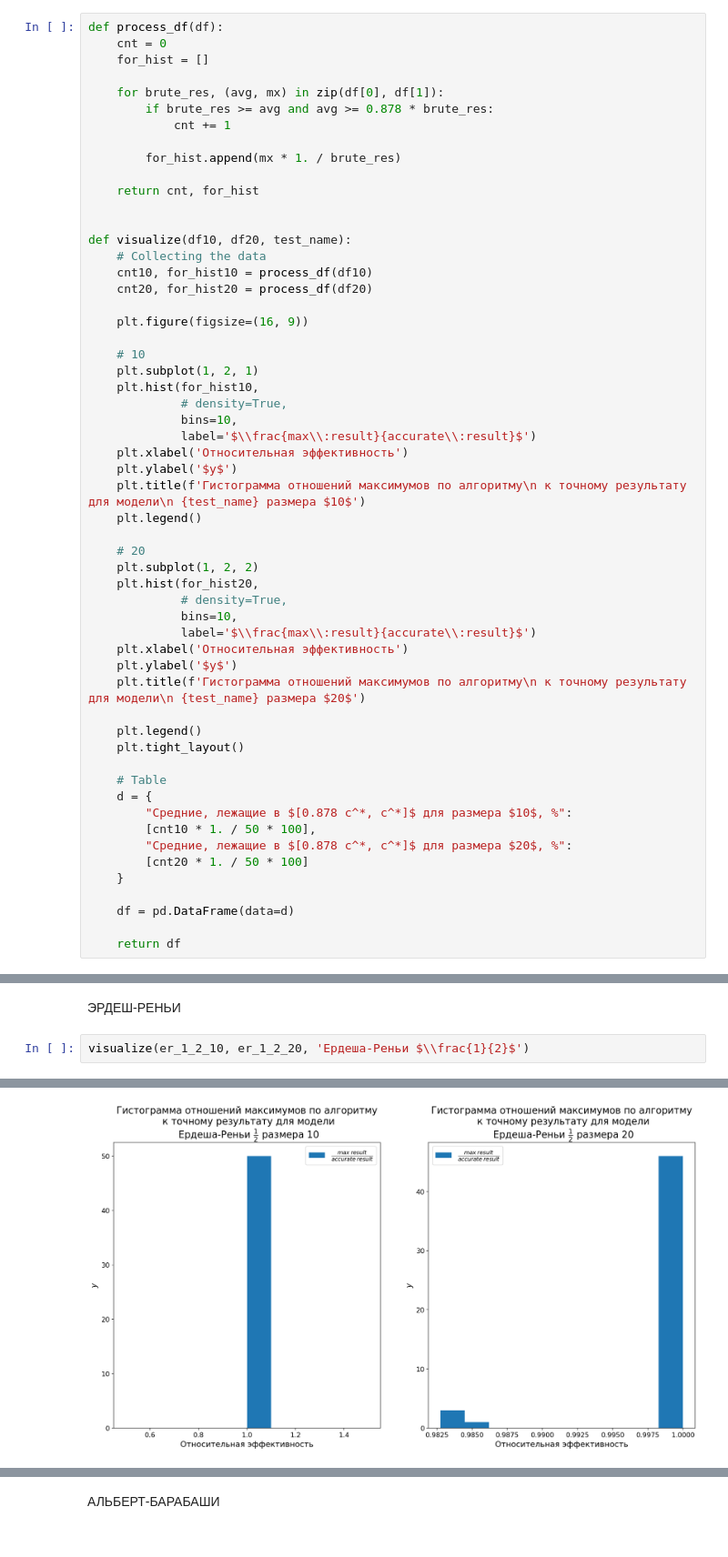
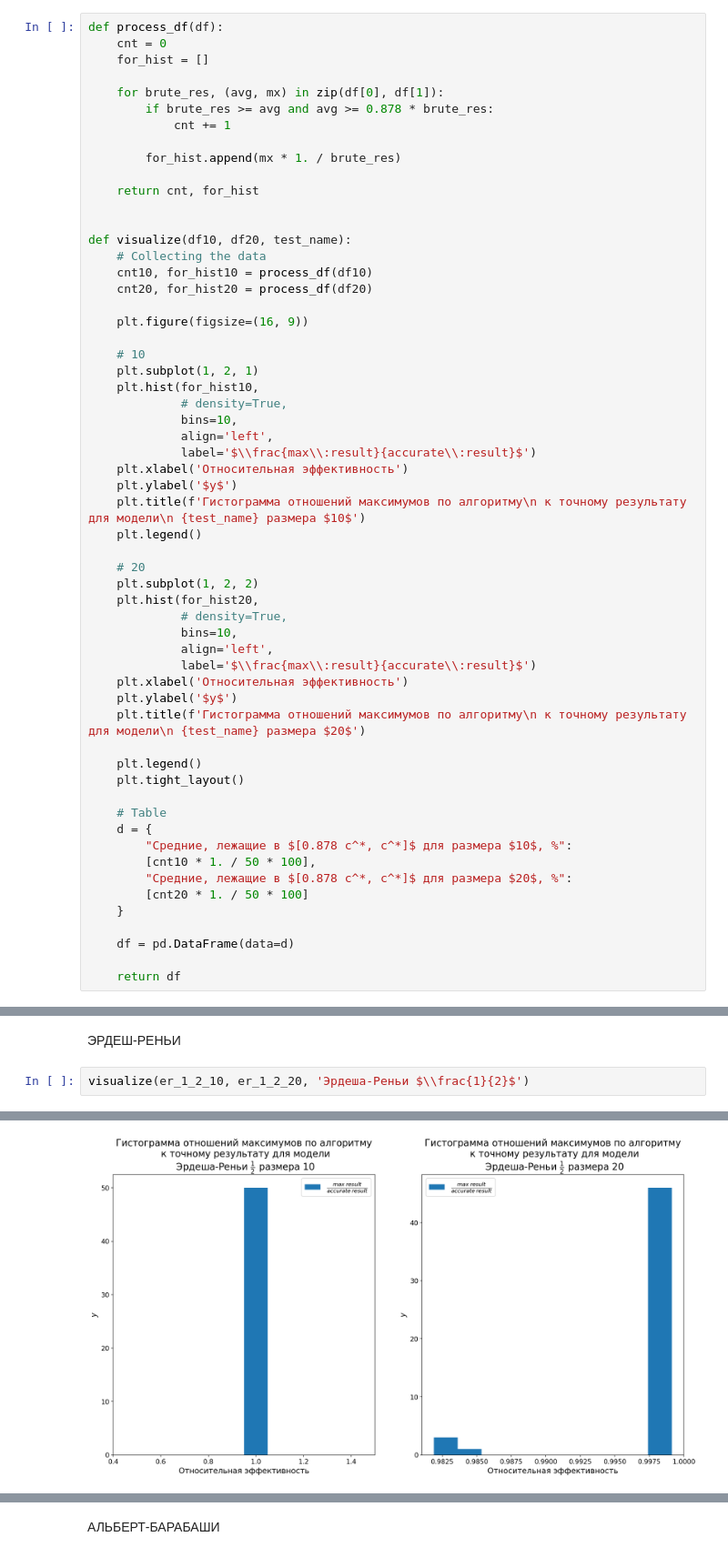
Before and after one commit to rvg77/max-cut, a Jupyter notebook: notebooks/report_visualization.ipynb, the cells around one changed output, grey strips where cells are left out. Shown: that part at 91% size. Cells and saved outputs as stored; diff of their text form.

```diff
--- a/notebooks/report_visualization.ipynb
+++ b/notebooks/report_visualization.ipynb
@@ -72,6 +74,7 @@ def visualize(df10, df20, test_name):
     plt.hist(for_hist10,
              # density=True,
              bins=10,
+             align='left',
              label='$\\frac{max\\:result}{accurate\\:result}$')
     plt.xlabel('Относительная эффективность')
     plt.ylabel('$y$')
@@ -83,6 +86,7 @@ def visualize(df10, df20, test_name):
     plt.hist(for_hist20,
              # density=True,
              bins=10,
+             align='left',
              label='$\\frac{max\\:result}{accurate\\:result}$')
     plt.xlabel('Относительная эффективность')
     plt.ylabel('$y$')
@@ -119,9 +123,9 @@ visualize(regular_8_10, regular_8_20, '8-регулярный граф')
 # %% [markdown]
 ЭРДЕШ-РЕНЬИ
 # %%
-visualize(er_1_2_10, er_1_2_20, 'Ердеша-Реньи $\\frac{1}{2}$')
+visualize(er_1_2_10, er_1_2_20, 'Эрдеша-Реньи $\\frac{1}{2}$')
 # %% [output]
 |  | Средние, лежащие в $[0.878 c^*, c... | Средние, лежащие в $[0.878 c^*, c... |
 | 0 | 100.0 | 100.0 |
-[figure, old version]
+[figure, new version]
 # %%
```
Also changed, not shown: parts of 10 cells of this notebook, 11 other files.
